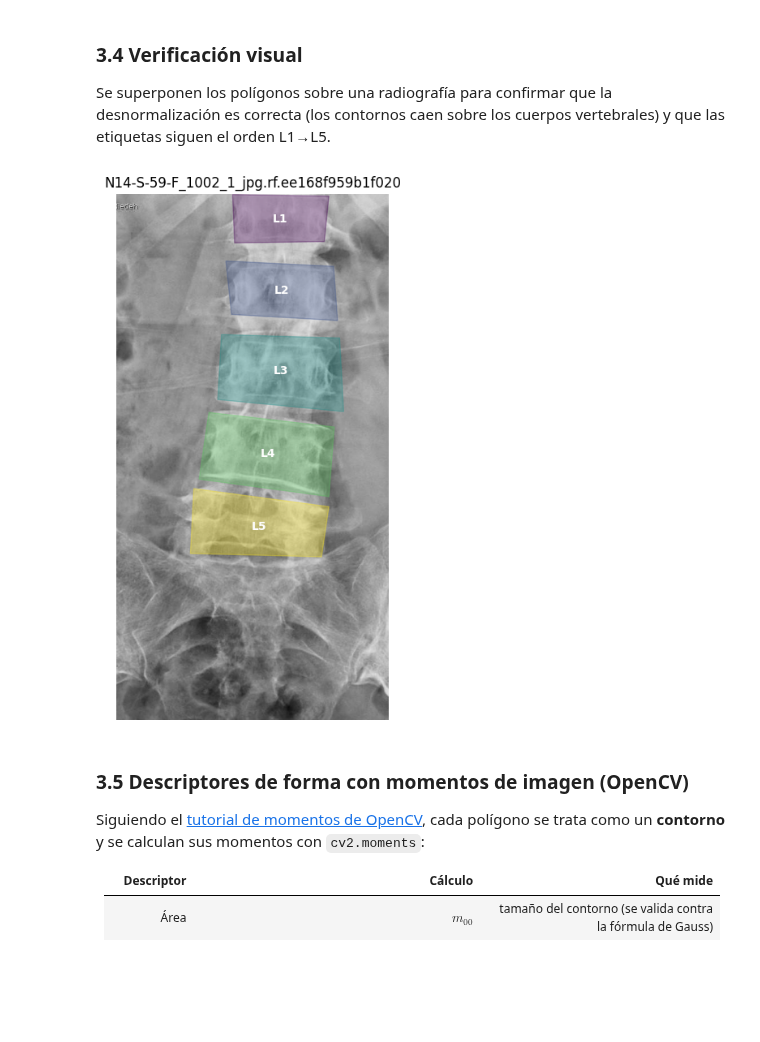
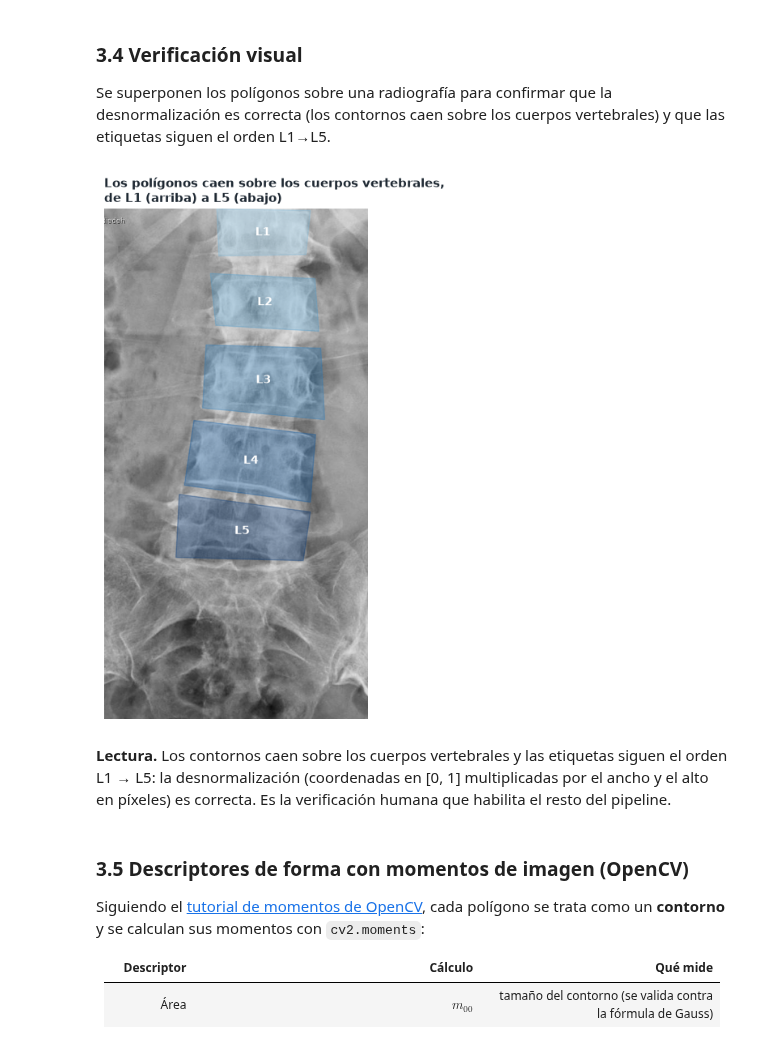
Before and after one commit to marcoskantor/Curso_Introduccion_Ingenieria_Datos, a Jupyter notebook: Proyecto_final.ipynb, the cells around one changed output. Cells and saved outputs as stored; diff of their text form; code cells hidden in the pictures; blank space fills up the shorter version.

```diff
--- a/Proyecto_final.ipynb
+++ b/Proyecto_final.ipynb
@@ -485,11 +537,19 @@ anotaciones["aspecto"]   = caja_w / caja_h
 anotaciones["relleno"]   = anotaciones.area_px / (caja_w * caja_h)
 VARS = ["area_norm", "aspecto", "relleno"]
 
-fig, axes = plt.subplots(1, 2, figsize=(12, 3.5))
-for ax, var, titulo in [(axes[0], "area_rel", "área / área de la imagen (depende del encuadre)"),
-                        (axes[1], "area_norm", "área / mediana de sus vecinas (comparable)")]:
-    ax.boxplot([anotaciones.loc[anotaciones.vertebra == v, var] for v in CLASES])
-    ax.set_xticks(range(1, len(CLASES) + 1), CLASES); ax.set_title(titulo, fontsize=10)
+fig, axes = plt.subplots(1, 2, figsize=(12, 3.6))
+for ax, var, color, titulo in [
+        (axes[0], "area_rel", PAL["gris_txt"], "Área / área de la imagen: depende del encuadre"),
+        (axes[1], "area_norm", PAL["azul"], "Área / mediana de sus vecinas: comparable entre imágenes")]:
+    bp = ax.boxplot([anotaciones.loc[anotaciones.vertebra == v, var] for v in CLASES], whis=UMBRAL_TUKEY,
+                    patch_artist=True, medianprops=dict(color="white", lw=1.5),
+                    flierprops=dict(marker="o", markersize=4, markerfacecolor=PAL["rojo"], markeredgecolor=PAL["rojo"]))
+    for caja in bp["boxes"]:
+        caja.set(facecolor=color, edgecolor=color)
+    ax.set_xticks(range(1, len(CLASES) + 1), CLASES); ax.set_title(titulo)
+axes[0].yaxis.set_major_formatter(FuncFormatter(lambda v, _: f"{100 * v:.0f} %")); axes[0].set_ylabel("% del área de la imagen")
+axes[1].axhline(1, color=PAL["gris"], ls="--", lw=0.8, zorder=0); axes[1].set_ylabel("1 = tamaño de sus vecinas")
+axes[1].yaxis.set_major_formatter(coma(1))
 plt.tight_layout(); plt.show()
 # %% [output]
 Fuera de la imagen (> 2 %): 0 | degenerados (área < 1 px²): 0
@@ -590,17 +656,19 @@ Se superponen los polígonos sobre una radiografía para confirmar que la desnor
 # %%
 ejemplo = anotaciones.groupby("archivo")["vertebra"].nunique().idxmax()
 img_path = next(RAW.rglob(ejemplo))
 fig, ax = plt.subplots(figsize=(6, 7))
 ax.imshow(Image.open(img_path), cmap="gray")
-colores = plt.cm.viridis(np.linspace(0, 1, len(CLASES)))
+colores = plt.cm.Blues(np.linspace(0.45, 0.95, len(CLASES)))   # secuencial: el orden L1→L5 es ordinal
 for a in anotaciones[anotaciones.archivo == ejemplo].itertuples():
     pts = vertices[(vertices.archivo == ejemplo) & (vertices.linea == a.linea)].sort_values("orden")
     ax.fill(pts.x_px, pts.y_px, alpha=0.35, color=colores[a.orden])
     ax.text(a.cx, a.cy, a.vertebra, color="white", ha="center", va="center", fontweight="bold")
-ax.set_title(ejemplo[:40]); ax.axis("off")
+ax.set_title("Los polígonos caen sobre los cuerpos vertebrales,\nde L1 (arriba) a L5 (abajo)"); ax.axis("off")
 plt.tight_layout(); plt.show()
 # %% [output]
-[figure, old version]
+[figure, new version]
+# %% [markdown]
+**Lectura.** Los contornos caen sobre los cuerpos vertebrales y las etiquetas siguen el orden L1 → L5: la desnormalización (coordenadas en [0, 1] multiplicadas por el ancho y el alto en píxeles) es correcta. Es la verificación humana que habilita el resto del pipeline.
 # %% [markdown]
 ### 3.5 Descriptores de forma con momentos de imagen (OpenCV)
 
```
Also changed, not shown: parts of 22 cells of this notebook, 21 other files.
